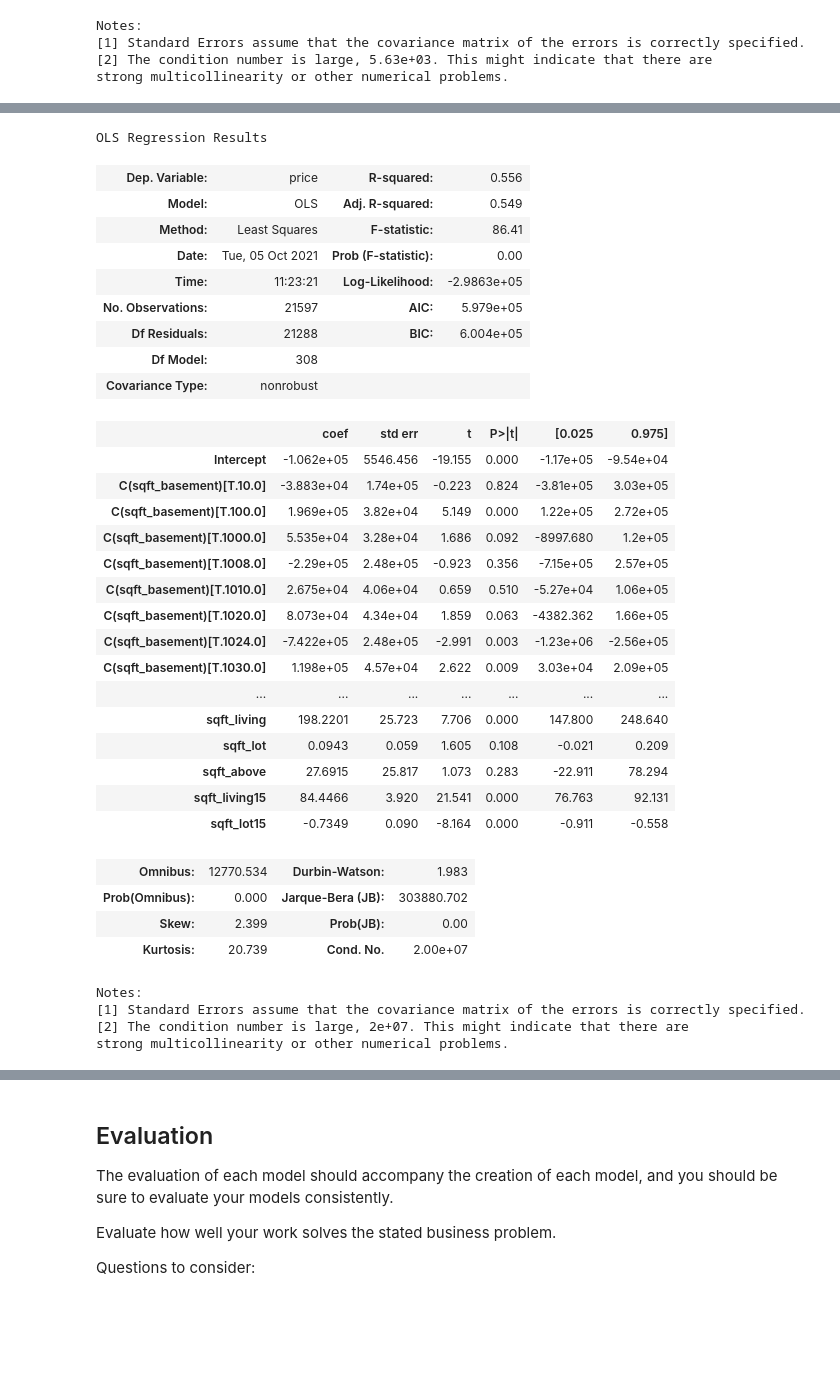
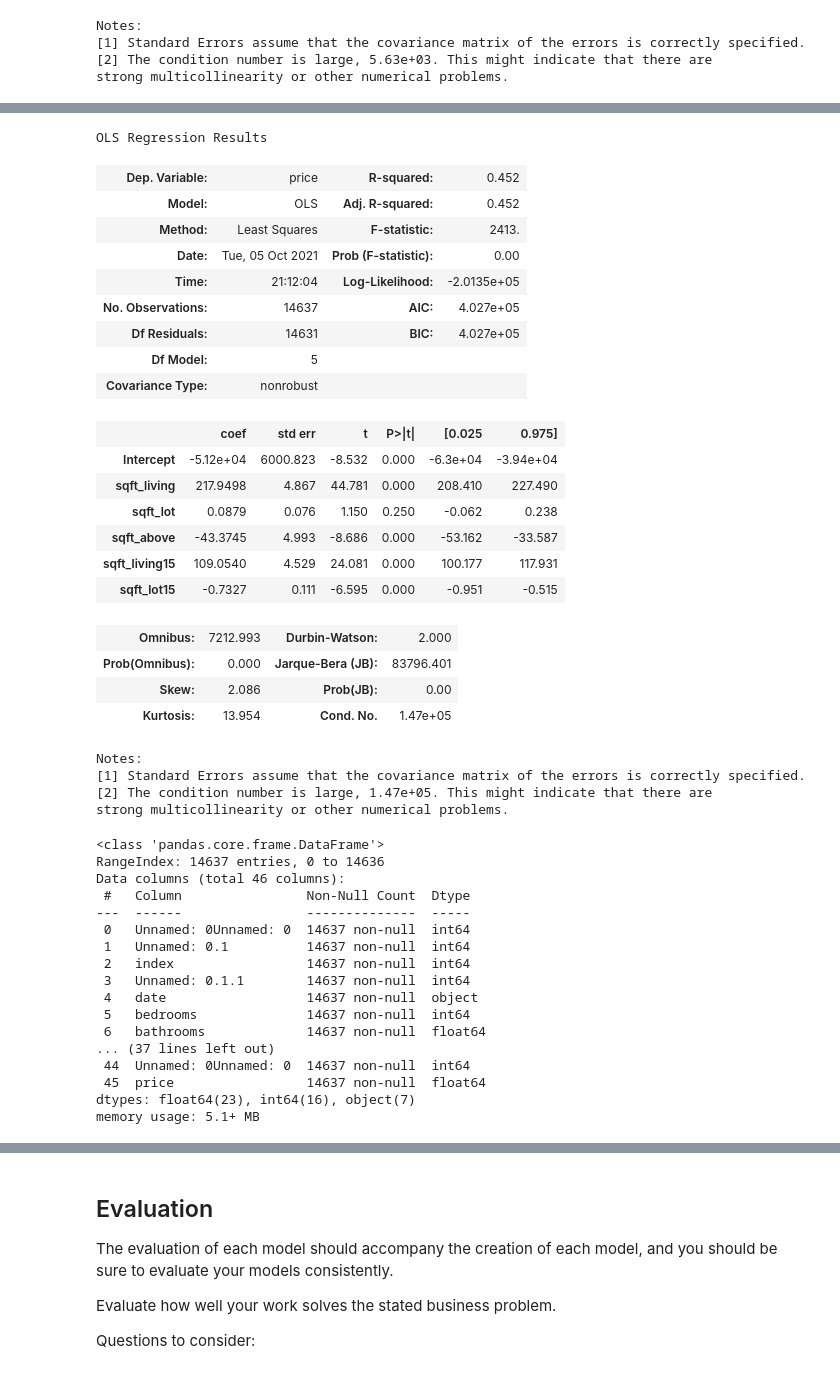
Before and after one commit to Shoemaker703/home_sales_analysis_project, a Jupyter notebook: notebooks/Alex M/Project2AlexM.ipynb, the cells around one changed output, grey strips where cells are left out. Drawn from its saved outputs; the diff is of its cells as text; code cells hidden in the pictures; blank space fills up the shorter version.

```diff
--- a/notebooks/Alex M/Project2AlexM.ipynb
+++ b/notebooks/Alex M/Project2AlexM.ipynb
@@ -54,0 +53,3 @@ df = pd.read_csv('data/kc_house_data_with_distances.csv')
+# %%
+df_train_x = pd.read_csv('../../data/kc_house_data_xtrain_FINAL.csv')
+df_train_y = pd.read_csv('../../data/kc_house_data_ytrain_FINAL.csv')
@@ -64,0 +74,3 @@ df.head()
+# %%
+df_train = df_train_x.join(df_train_y, lsuffix ='Unnamed: 0', rsuffix = 'Unnamed: 0')
+df_train.info()
@@ -65 +95,3 @@ df.head()
+# %%
+df_train.columns = df_train.columns.str.replace(' ', '')
 # %%
@@ -476,40 +539,51 @@ strong multicollinearity or other numerical problems.
 # %%
-formula = 'price ~ sqft_living + sqft_lot + sqft_above + sqft_basement + sqft_living15 + sqft_lot15'
-model = ols(formula = formula, data = df).fit()
+formula = 'price ~ sqft_living + sqft_lot + sqft_above + sqft_living15 + sqft_lot15'
+model = ols(formula = formula, data = df_train).fit()
 model.summary()
 # %% [output]
 OLS Regression Results
-| Dep. Variable: | price | R-squared: | 0.556 |
-| Model: | OLS | Adj. R-squared: | 0.549 |
-| Method: | Least Squares | F-statistic: | 86.41 |
+| Dep. Variable: | price | R-squared: | 0.452 |
+| Model: | OLS | Adj. R-squared: | 0.452 |
+| Method: | Least Squares | F-statistic: | 2413. |
 | Date: | Tue, 05 Oct 2021 | Prob (F-statistic): | 0.00 |
-| Time: | 11:23:21 | Log-Likelihood: | -2.9863e+05 |
-| No. Observations: | 21597 | AIC: | 5.979e+05 |
-| Df Residuals: | 21288 | BIC: | 6.004e+05 |
-| Df Model: | 308 |  |  |
+| Time: | 21:12:04 | Log-Likelihood: | -2.0135e+05 |
+| No. Observations: | 14637 | AIC: | 4.027e+05 |
+| Df Residuals: | 14631 | BIC: | 4.027e+05 |
+| Df Model: | 5 |  |  |
 | Covariance Type: | nonrobust |  |  |
 |  | coef | std err | t | P>|t| | [0.025 | 0.975] |
-| Intercept | -1.062e+05 | 5546.456 | -19.155 | 0.000 | -1.17e+05 | -9.54e+04 |
-| C(sqft_basement)[T.10.0] | -3.883e+04 | 1.74e+05 | -0.223 | 0.824 | -3.81e+05 | 3.03e+05 |
-| C(sqft_basement)[T.100.0] | 1.969e+05 | 3.82e+04 | 5.149 | 0.000 | 1.22e+05 | 2.72e+05 |
-| C(sqft_basement)[T.1000.0] | 5.535e+04 | 3.28e+04 | 1.686 | 0.092 | -8997.680 | 1.2e+05 |
-| C(sqft_basement)[T.1008.0] | -2.29e+05 | 2.48e+05 | -0.923 | 0.356 | -7.15e+05 | 2.57e+05 |
-| C(sqft_basement)[T.1010.0] | 2.675e+04 | 4.06e+04 | 0.659 | 0.510 | -5.27e+04 | 1.06e+05 |
-| C(sqft_basement)[T.1020.0] | 8.073e+04 | 4.34e+04 | 1.859 | 0.063 | -4382.362 | 1.66e+05 |
-| C(sqft_basement)[T.1024.0] | -7.422e+05 | 2.48e+05 | -2.991 | 0.003 | -1.23e+06 | -2.56e+05 |
-| C(sqft_basement)[T.1030.0] | 1.198e+05 | 4.57e+04 | 2.622 | 0.009 | 3.03e+04 | 2.09e+05 |
-| ... | ... | ... | ... | ... | ... | ... |
-| sqft_living | 198.2201 | 25.723 | 7.706 | 0.000 | 147.800 | 248.640 |
-| sqft_lot | 0.0943 | 0.059 | 1.605 | 0.108 | -0.021 | 0.209 |
-| sqft_above | 27.6915 | 25.817 | 1.073 | 0.283 | -22.911 | 78.294 |
-| sqft_living15 | 84.4466 | 3.920 | 21.541 | 0.000 | 76.763 | 92.131 |
-| sqft_lot15 | -0.7349 | 0.090 | -8.164 | 0.000 | -0.911 | -0.558 |
+| Intercept | -5.12e+04 | 6000.823 | -8.532 | 0.000 | -6.3e+04 | -3.94e+04 |
+| sqft_living | 217.9498 | 4.867 | 44.781 | 0.000 | 208.410 | 227.490 |
+| sqft_lot | 0.0879 | 0.076 | 1.150 | 0.250 | -0.062 | 0.238 |
+| sqft_above | -43.3745 | 4.993 | -8.686 | 0.000 | -53.162 | -33.587 |
+| sqft_living15 | 109.0540 | 4.529 | 24.081 | 0.000 | 100.177 | 117.931 |
+| sqft_lot15 | -0.7327 | 0.111 | -6.595 | 0.000 | -0.951 | -0.515 |
-| Omnibus: | 12770.534 | Durbin-Watson: | 1.983 |
-| Prob(Omnibus): | 0.000 | Jarque-Bera (JB): | 303880.702 |
-| Skew: | 2.399 | Prob(JB): | 0.00 |
-| Kurtosis: | 20.739 | Cond. No. | 2.00e+07 |
+| Omnibus: | 7212.993 | Durbin-Watson: | 2.000 |
+| Prob(Omnibus): | 0.000 | Jarque-Bera (JB): | 83796.401 |
+| Skew: | 2.086 | Prob(JB): | 0.00 |
+| Kurtosis: | 13.954 | Cond. No. | 1.47e+05 |
 Notes:
 [1] Standard Errors assume that the covariance matrix of the errors is correctly specified.
-[2] The condition number is large, 2e+07. This might indicate that there are
+[2] The condition number is large, 1.47e+05. This might indicate that there are
 strong multicollinearity or other numerical problems.
+# %%
+df_train.info()
+# %% [output]
+<class 'pandas.core.frame.DataFrame'>
+RangeIndex: 14637 entries, 0 to 14636
+Data columns (total 46 columns):
+ #   Column                Non-Null Count  Dtype
+---  ------                --------------  -----
+ 0   Unnamed: 0Unnamed: 0  14637 non-null  int64
+ 1   Unnamed: 0.1          14637 non-null  int64
+ 2   index                 14637 non-null  int64
+ 3   Unnamed: 0.1.1        14637 non-null  int64
+ 4   date                  14637 non-null  object
+ 5   bedrooms              14637 non-null  int64
+ 6   bathrooms             14637 non-null  float64
+... (37 lines left out)
+ 44  Unnamed: 0Unnamed: 0  14637 non-null  int64
+ 45  price                 14637 non-null  float64
+dtypes: float64(23), int64(16), object(7)
+memory usage: 5.1+ MB
 # %%
```
Also changed, not shown: parts of 19 cells of this notebook, 2 other files.
